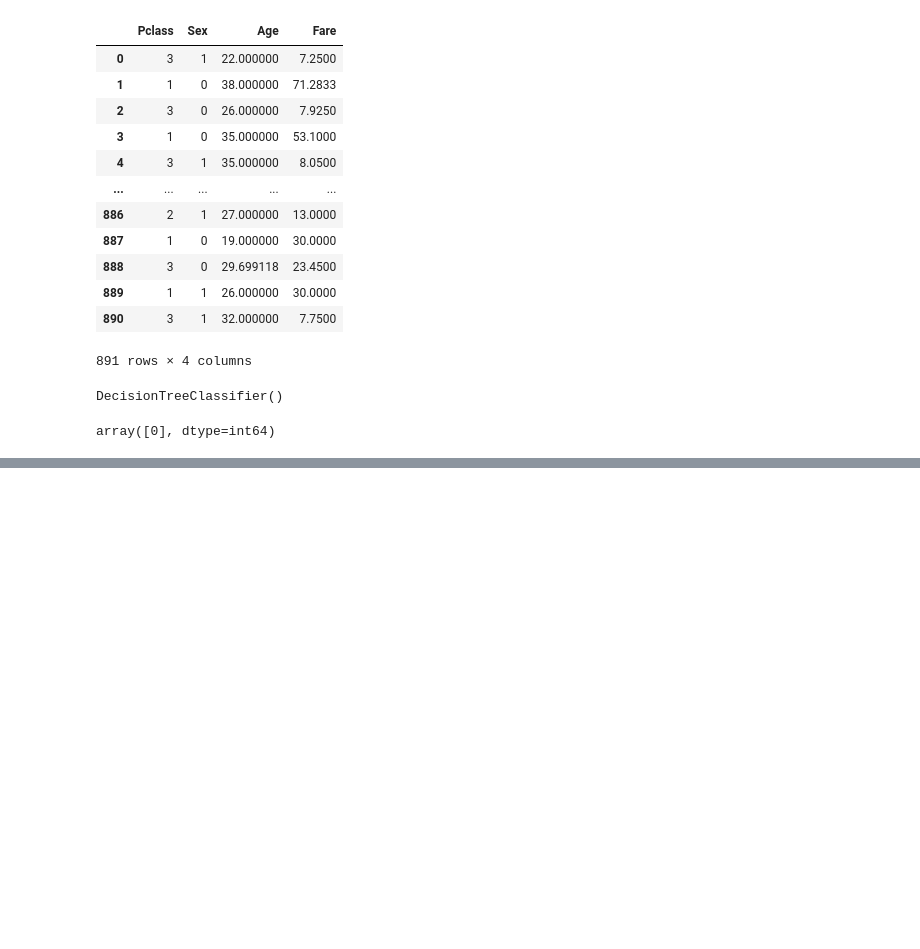
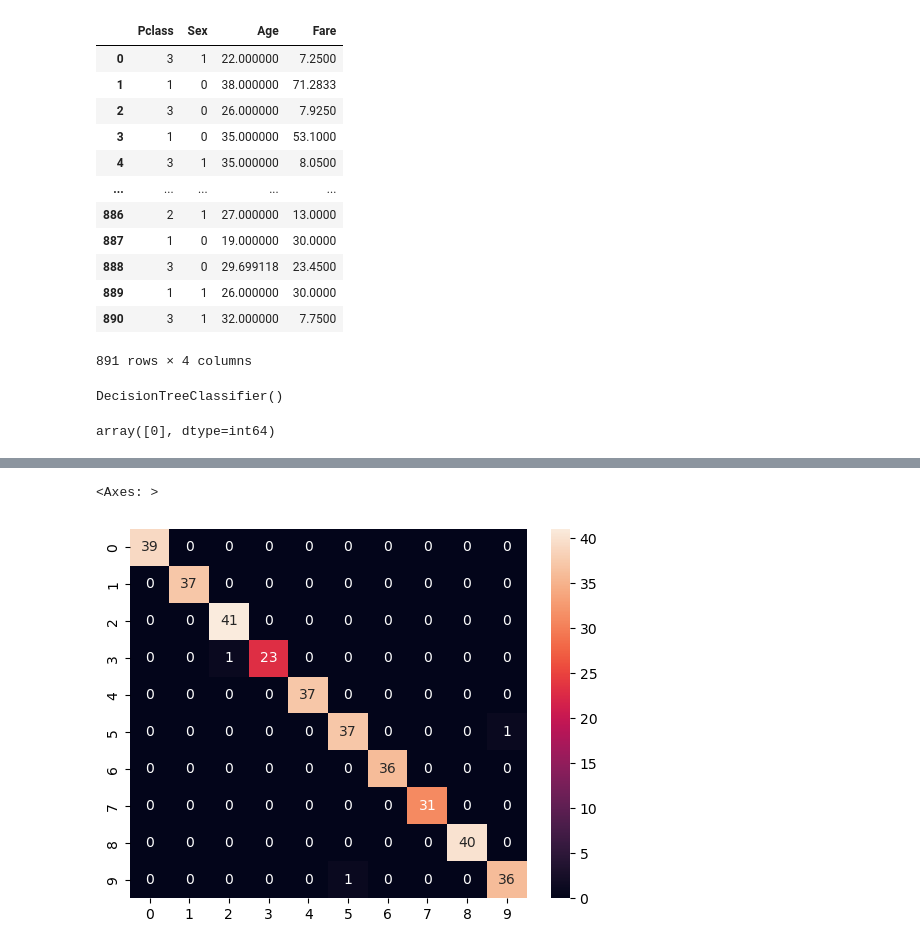
Before and after one commit to Sanjaypal1916/Machine-Learning, a Jupyter notebook: SKlearn.ipynb, the cells around one changed output, grey strips where cells are left out. Drawn from its saved outputs; the diff is of its cells as text; code cells hidden in the pictures; blank space fills up the shorter version.

```diff
--- a/SKlearn.ipynb
+++ b/SKlearn.ipynb
@@ -455,0 +511,12 @@ model.score(X,y)
+# %%
+X = df.drop("target", axis = 1)
+y = df[["target"]]
+
+from sklearn.model_selection import train_test_split
+
+X_train, X_test, y_train, y_test =train_test_split(X,y,test_size= 0.2)
+# %%
+from sklearn.svm import SVC
+
+model = SVC(C=10, gamma='scale')
+model.fit(X_train,y_train)
@@ -455,0 +525,2 @@ model.score(X,y)
+# %%
+y_predict = model.predict(X_test)
@@ -455,0 +531,4 @@ model.score(X,y)
+# %%
+from sklearn.metrics import confusion_matrix
+cm = confusion_matrix(y_test, y_predict)
+cm
@@ -455,0 +546,6 @@ model.score(X,y)
+# %%
+import seaborn as sn
+sn.heatmap(cm, annot=True)
+# %% [output]
+<Axes: >
+[figure, added]
```
Also changed, not shown: parts of 10 cells of this notebook, 1 other file.
